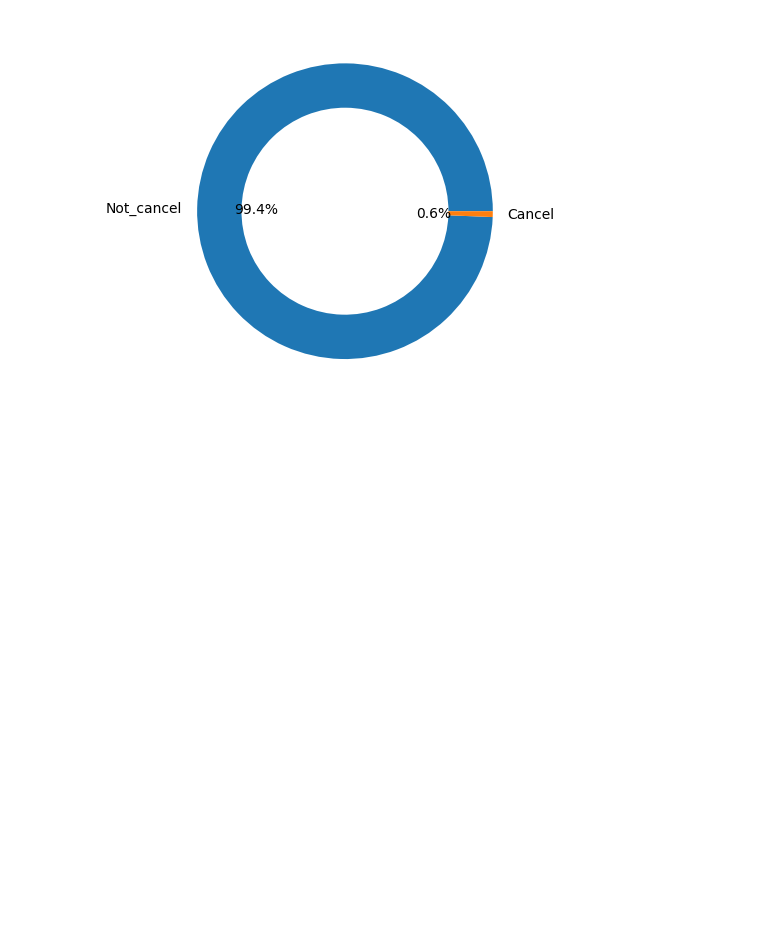
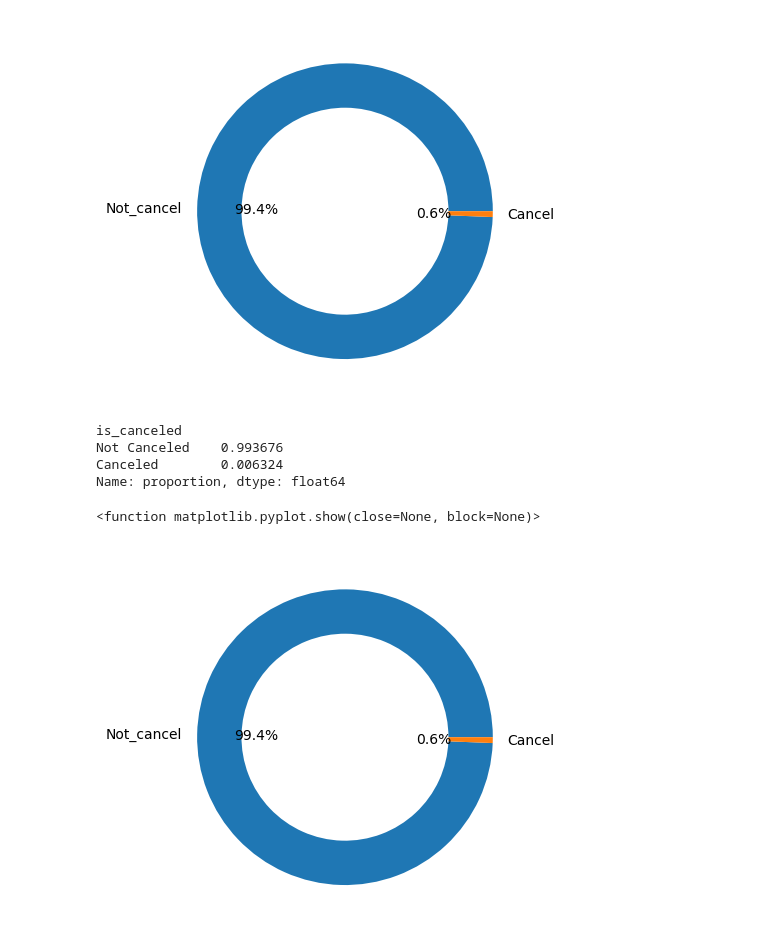
Before and after one commit to FTDS-assignment-bay/p2-final-project-ftds-051-rmt-group-001, a Jupyter notebook: EDA/EDA ver_1.ipynb, the cells around one changed output. Drawn from its saved outputs; the diff is of its cells as text; code cells hidden in the pictures; blank space fills up the shorter version.

```diff
--- a/EDA/EDA ver_1.ipynb
+++ b/EDA/EDA ver_1.ipynb
@@ -181,6 +139,12 @@ All of the questions:
 ---
 # %%
-cancel_rate = df.is_canceled.value_counts()
-cancel_rate
+# overall cancel rate for DF_Modeling
+cancel_rate_df= (
+    df['is_canceled']
+    .value_counts(normalize=True)
+    .rename({0: 'Not Canceled', 1: 'Canceled'})
+)
+
+cancel_rate_df
 # %% [output]
 is_canceled
@@ -199,5 +164,32 @@ plt.show
 # %% [output]
 <function matplotlib.pyplot.show(close=None, block=None)>
 [figure]
+# %%
+# overall cancel rate for DF_Agg
+cancel_rate_agg= (
+    df_agg['is_canceled']
+    .value_counts(normalize=True)
+    .rename({0: 'Not Canceled', 1: 'Canceled'})
+)
+
+cancel_rate_agg
+# %% [output]
+is_canceled
+Not Canceled    0.993676
+Canceled        0.006324
+Name: proportion, dtype: float64
+# %%
+# Pie chart for DF_Agg
+plt.pie(
+    cancel_rate_df.values,
+    labels= ["Not_cancel","Cancel"],
+    autopct="%1.1f%%",
+    explode=[0,0],
+    wedgeprops={'width':0.3}
+)
+plt.show
+# %% [output]
+<function matplotlib.pyplot.show(close=None, block=None)>
+[figure, added]
 # %% [markdown]
 ---
```
Also changed, not shown: parts of 29 cells of this notebook.
